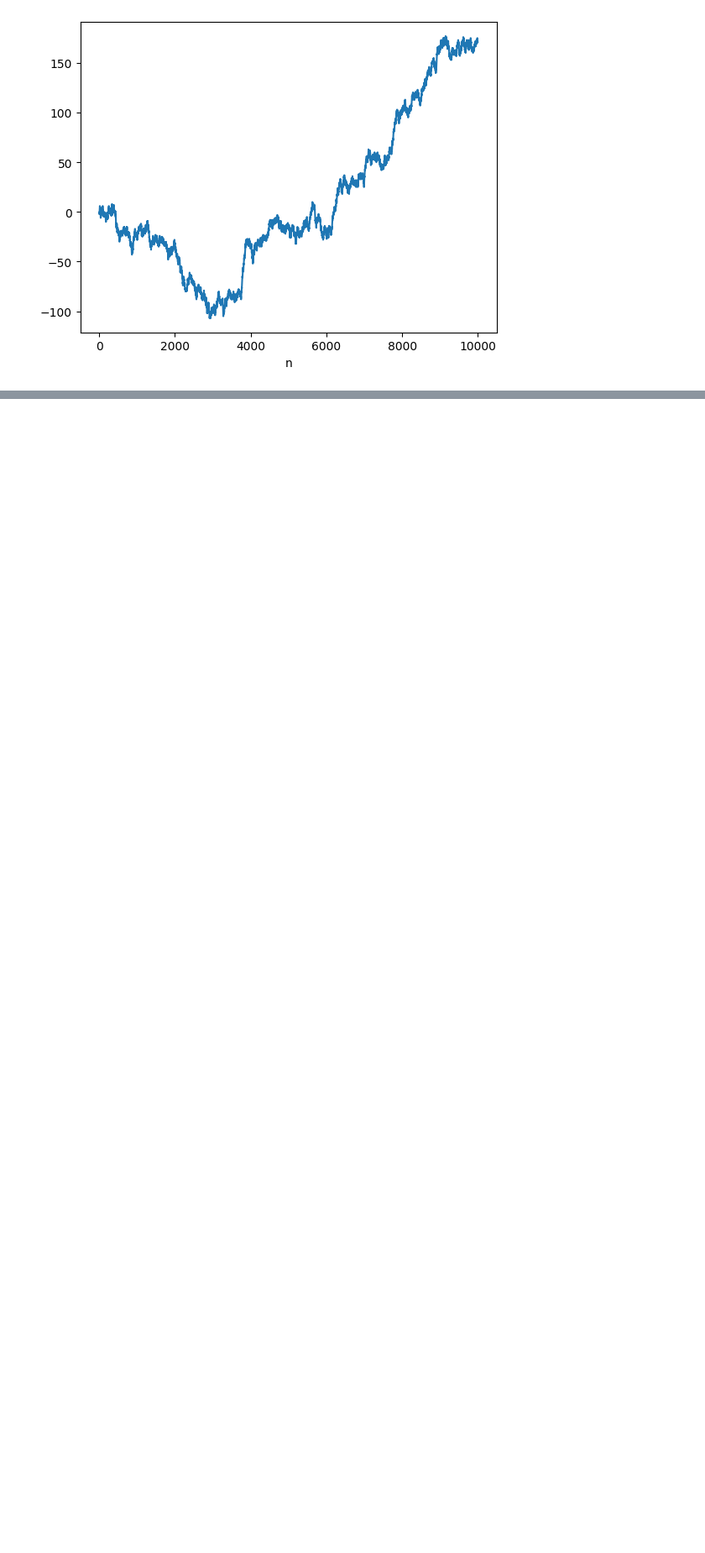
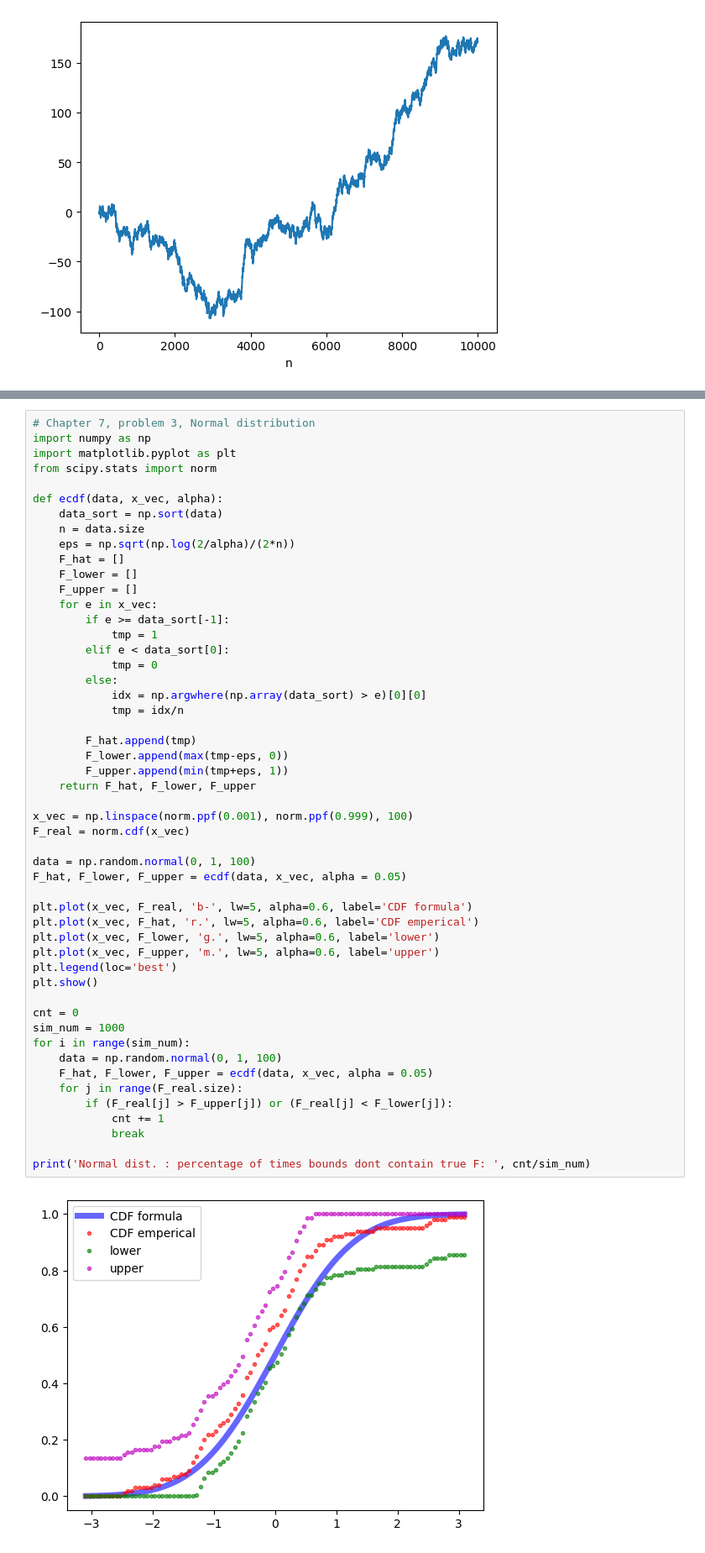
Before and after one commit to Kamczyk09/Intro-to-DS-notes-, a Jupyter notebook: my-stuff/AOS-exercises.ipynb, the cells around one changed output, grey strips where cells are left out. Shown at 84% size. Saved outputs shown, nothing was run; the diff lists cells and outputs as text; blank space fills up the shorter version.

```diff
--- a/my-stuff/AOS-exercises.ipynb
+++ b/my-stuff/AOS-exercises.ipynb
@@ -227,0 +182,53 @@ Final Answer: The maximum likelihood estimate for $\lambda$ is: $$\hat{\lambda}
+# %%
+# Chapter 7, problem 3, Normal distribution
+import numpy as np
+import matplotlib.pyplot as plt
+from scipy.stats import norm
+
+def ecdf(data, x_vec, alpha):
+    data_sort = np.sort(data)
+    n = data.size
+    eps = np.sqrt(np.log(2/alpha)/(2*n))
+    F_hat = []
+    F_lower = []
+    F_upper = []
+    for e in x_vec:
+        if e >= data_sort[-1]:
+            tmp = 1
+        elif e < data_sort[0]:
+            tmp = 0
+        else:
+            idx = np.argwhere(np.array(data_sort) > e)[0][0]
+            tmp = idx/n
+
+        F_hat.append(tmp)
+        F_lower.append(max(tmp-eps, 0))
+        F_upper.append(min(tmp+eps, 1))
+    return F_hat, F_lower, F_upper
+
+x_vec = np.linspace(norm.ppf(0.001), norm.ppf(0.999), 100)
+F_real = norm.cdf(x_vec)
+
+data = np.random.normal(0, 1, 100)
+F_hat, F_lower, F_upper = ecdf(data, x_vec, alpha = 0.05)
+
+plt.plot(x_vec, F_real, 'b-', lw=5, alpha=0.6, label='CDF formula')
+plt.plot(x_vec, F_hat, 'r.', lw=5, alpha=0.6, label='CDF emperical')
+plt.plot(x_vec, F_lower, 'g.', lw=5, alpha=0.6, label='lower')
+plt.plot(x_vec, F_upper, 'm.', lw=5, alpha=0.6, label='upper')
+plt.legend(loc='best')
+plt.show()
+
+cnt = 0
+sim_num = 1000
+for i in range(sim_num):
+    data = np.random.normal(0, 1, 100)
+    F_hat, F_lower, F_upper = ecdf(data, x_vec, alpha = 0.05)
+    for j in range(F_real.size):
+        if (F_real[j] > F_upper[j]) or (F_real[j] < F_lower[j]):
+            cnt += 1
+            break
+
+print('Normal dist. : percentage of times bounds dont contain true F: ', cnt/sim_num)
+# %% [output]
+[figure, added]
```
Also changed, not shown: parts of 16 cells of this notebook, 8 other files.
